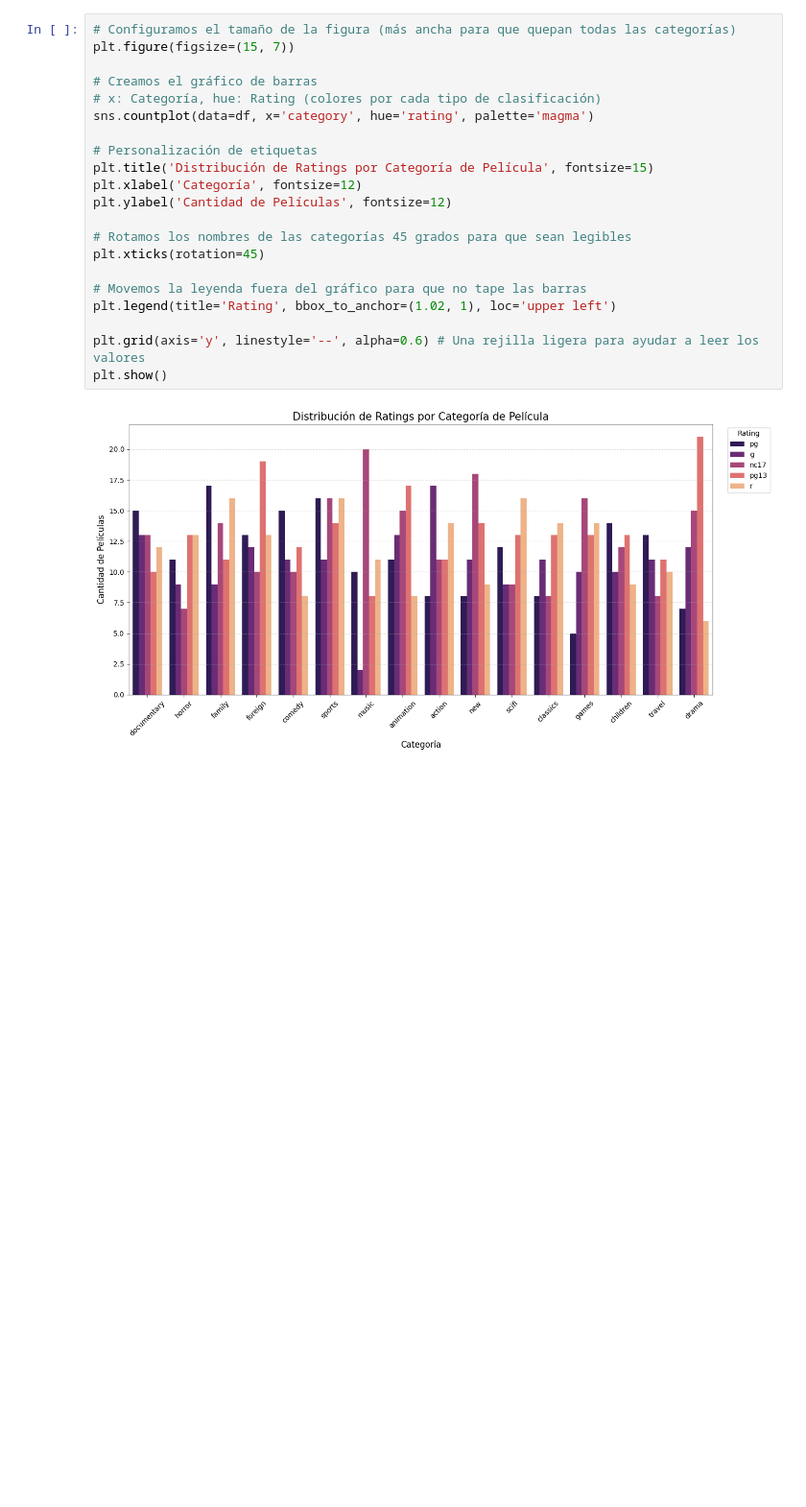
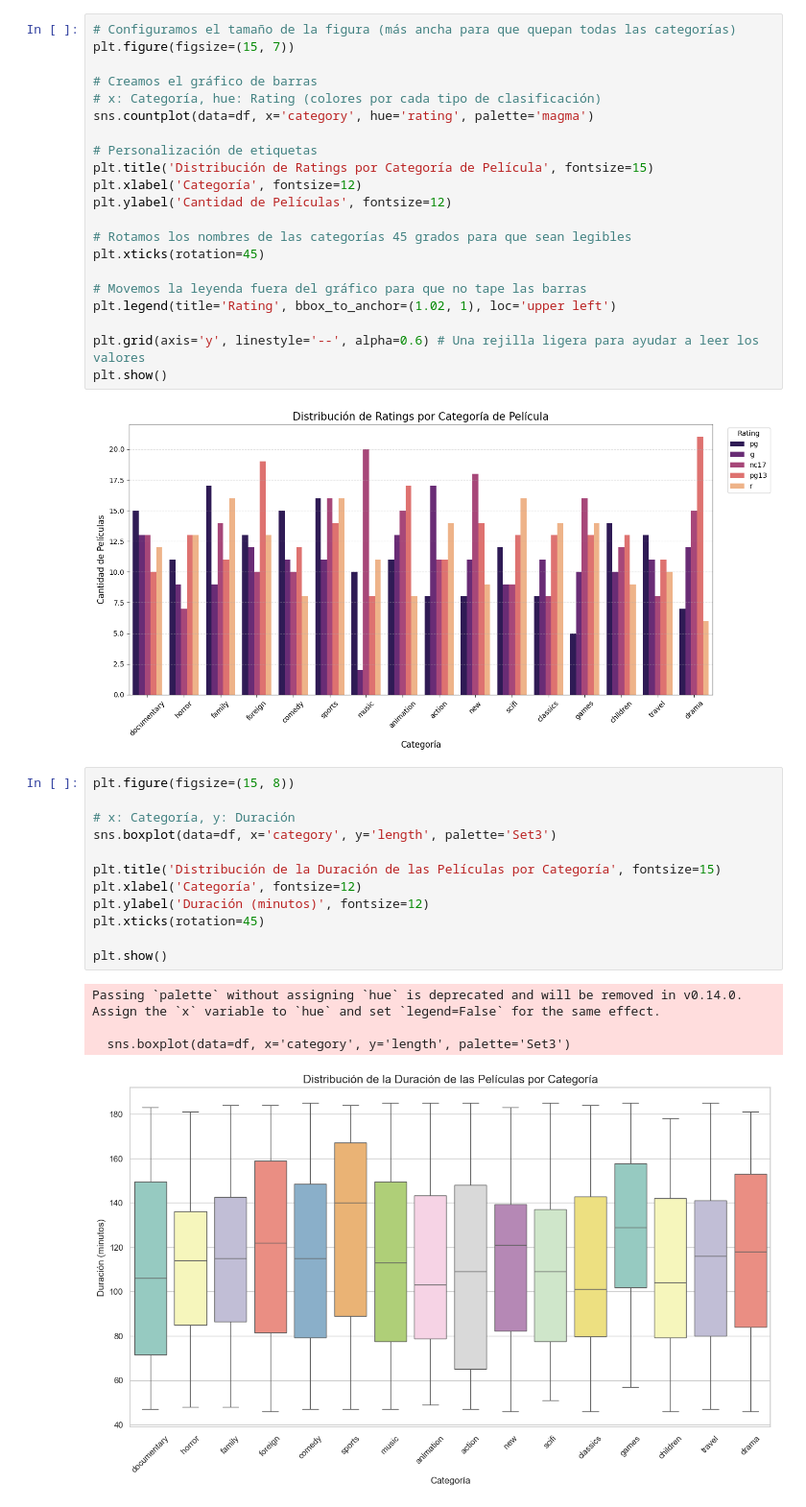
Before and after one commit to Bootcamp-DA-P2/Data-Automation-MySQL-Python-Excel-Grupo-4, a Jupyter notebook: notebooks/notebook-catalog-film.ipynb, the cells around one changed output. Shown at 96% size. Cells and saved outputs as stored; diff of their text form; blank space fills up the shorter version.

```diff
--- a/notebooks/notebook-catalog-film.ipynb
+++ b/notebooks/notebook-catalog-film.ipynb
@@ -119,3 +160,20 @@ plt.grid(axis='y', linestyle='--', alpha=0.6) # Una rejilla ligera para ayudar a
 plt.show()
 # %% [output]
 [figure]
+# %%
+plt.figure(figsize=(15, 8))
+
+# x: Categoría, y: Duración
+sns.boxplot(data=df, x='category', y='length', palette='Set3')
+
+plt.title('Distribución de la Duración de las Películas por Categoría', fontsize=15)
+plt.xlabel('Categoría', fontsize=12)
+plt.ylabel('Duración (minutos)', fontsize=12)
+plt.xticks(rotation=45)
+
+plt.show()
+# %% [output]
+Passing `palette` without assigning `hue` is deprecated and will be removed in v0.14.0. Assign the `x` variable to `hue` and set `legend=False` for the same effect.
+
+  sns.boxplot(data=df, x='category', y='length', palette='Set3')
+[figure, added]
```
Also changed, not shown: parts of 3 cells of this notebook.
